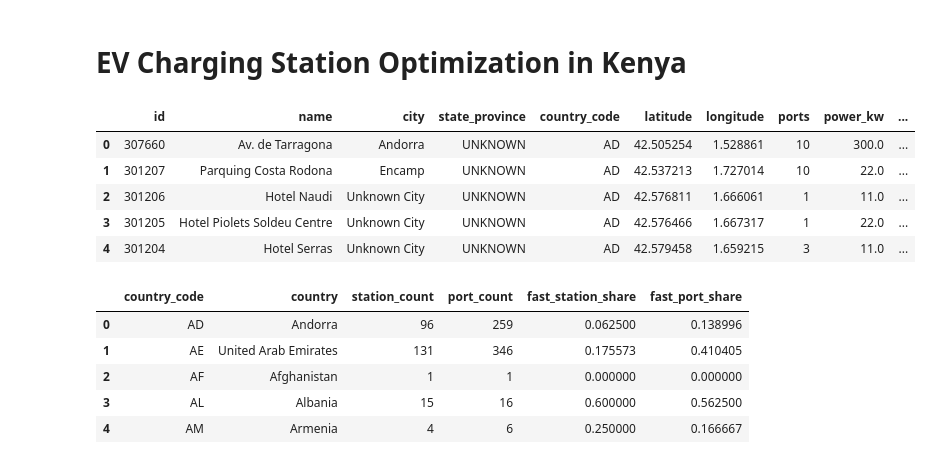
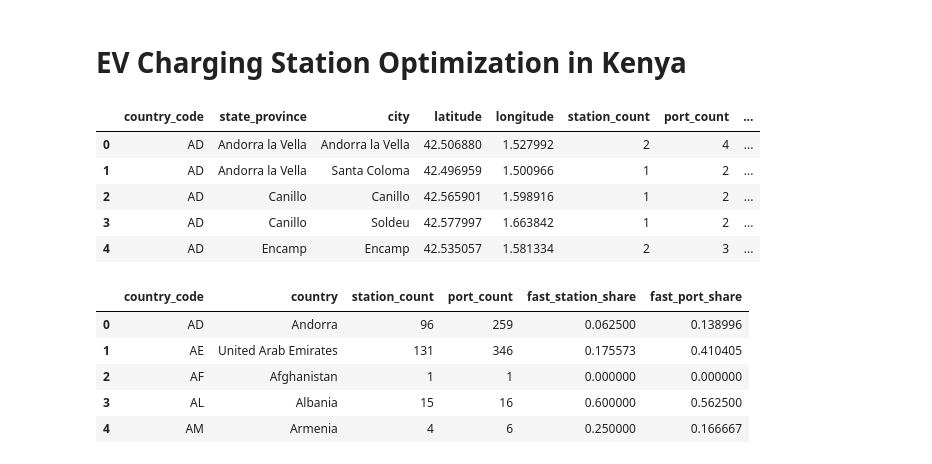
Before and after one commit to maryannngongi/EV_Charging_Stations_Optimization, a Jupyter notebook: Notebooks/maryann.ipynb, the cells around one changed output. Cells and saved outputs as stored; diff of their text form; code cells hidden in the pictures.

```diff
--- a/Notebooks/maryann.ipynb
+++ b/Notebooks/maryann.ipynb
@@ -4,13 +4,13 @@
 import pandas as pd
 # %%
 #Loading the data
-df = pd.read_csv('charging_station.csv')
-df.head()
+charging_station_df = pd.read_csv('../Data/charging_station_ml.csv')
+charging_station_df.head()
 # %% [output]
-|  | id | name | city | state_province | country_code | latitude | longitude | ports | power_kw | ... |
-| 0 | 307660 | Av. de Tarragona | Andorra | UNKNOWN | AD | 42.505254 | 1.528861 | 10 | 300.0 | ... |
-| 1 | 301207 | Parquing Costa Rodona | Encamp | UNKNOWN | AD | 42.537213 | 1.727014 | 10 | 22.0 | ... |
-| 2 | 301206 | Hotel Naudi | Unknown City | UNKNOWN | AD | 42.576811 | 1.666061 | 1 | 11.0 | ... |
-| 3 | 301205 | Hotel Piolets Soldeu Centre | Unknown City | UNKNOWN | AD | 42.576466 | 1.667317 | 1 | 22.0 | ... |
-| 4 | 301204 | Hotel Serras | Unknown City | UNKNOWN | AD | 42.579458 | 1.659215 | 3 | 11.0 | ... |
+|  | country_code | state_province | city | latitude | longitude | station_count | port_count | ... |
+| 0 | AD | Andorra la Vella | Andorra la Vella | 42.506880 | 1.527992 | 2 | 4 | ... |
+| 1 | AD | Andorra la Vella | Santa Coloma | 42.496959 | 1.500966 | 1 | 2 | ... |
+| 2 | AD | Canillo | Canillo | 42.565901 | 1.598916 | 1 | 2 | ... |
+| 3 | AD | Canillo | Soldeu | 42.577997 | 1.663842 | 1 | 2 | ... |
+| 4 | AD | Encamp | Encamp | 42.535057 | 1.581334 | 2 | 3 | ... |
 # %%
```
Also changed, not shown: parts of 7 cells of this notebook, 1 other file.
